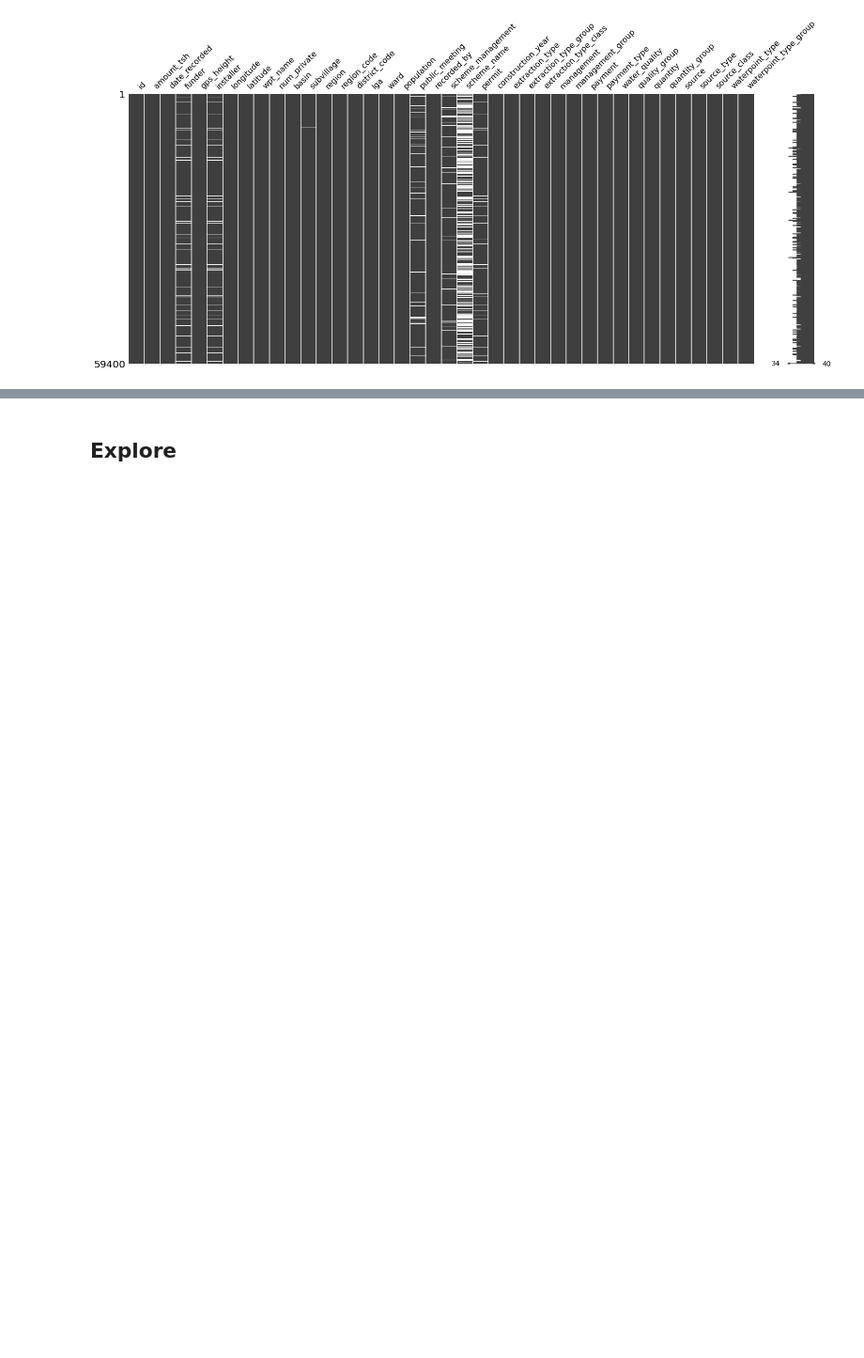
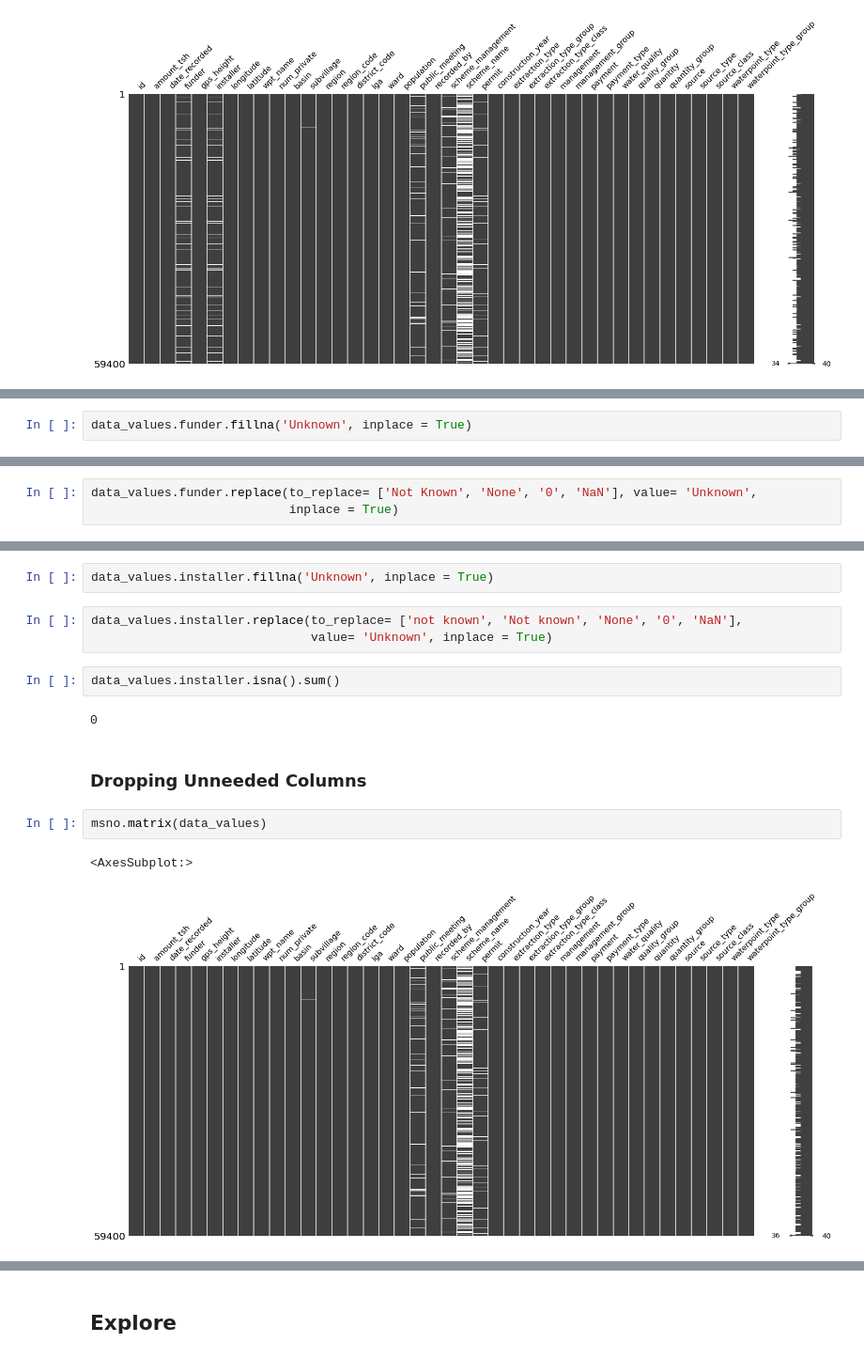
Before and after one commit to lauren-esser/Wall-Quality-in-Tanzania, a Jupyter notebook: student.ipynb, the cells around one changed output, grey strips where cells are left out. Shown: that part at 94% size. Cells and saved outputs as stored; diff of their text form; blank space fills up the shorter version.

```diff
--- a/student.ipynb
+++ b/student.ipynb
@@ -219,0 +272,2 @@ msno.matrix(data_values)
+# %%
+data_values.funder.fillna('Unknown', inplace = True)
@@ -219,0 +278,3 @@ msno.matrix(data_values)
+# %%
+data_values.funder.replace(to_replace= ['Not Known', 'None', '0', 'NaN'], value= 'Unknown',
+                           inplace = True)
@@ -219,0 +336,16 @@ msno.matrix(data_values)
+# %%
+data_values.installer.fillna('Unknown', inplace = True)
+# %%
+data_values.installer.replace(to_replace= ['not known', 'Not known', 'None', '0', 'NaN'],
+                              value= 'Unknown', inplace = True)
+# %%
+data_values.installer.isna().sum()
+# %% [output]
+0
+# %% [markdown]
+### Dropping Unneeded Columns
+# %%
+msno.matrix(data_values)
+# %% [output]
+<AxesSubplot:>
+[figure, added]
```
Also changed, not shown: parts of 62 cells of this notebook.
